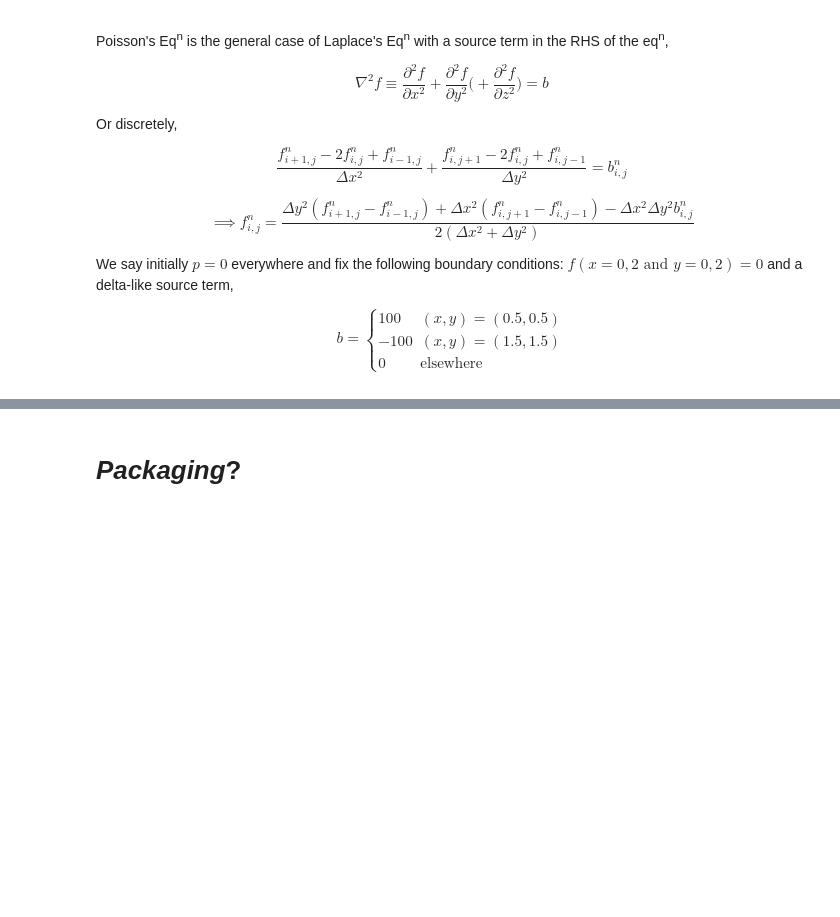
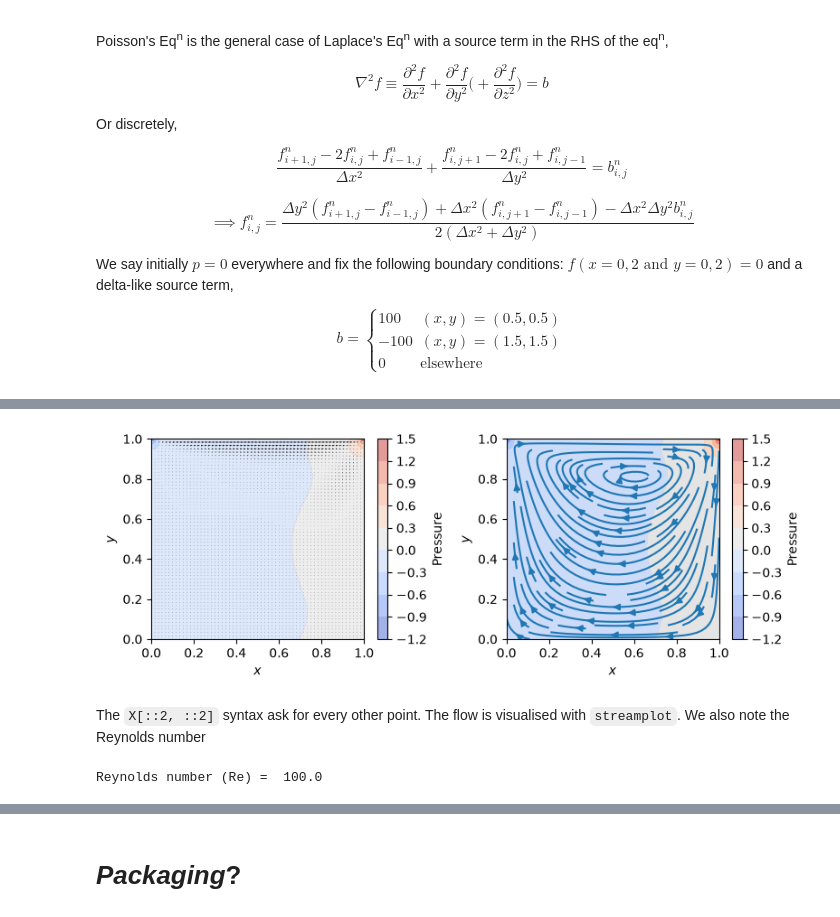
Before and after one commit to SamGr64/CFD-Suite, a Jupyter notebook: CFD.ipynb, the cells around one changed output, grey strips where cells are left out. Cells and saved outputs as stored; diff of their text form; code cells hidden in the pictures; blank space fills up the shorter version.

Commit message:
progress on cavity flow

```diff
--- a/CFD.ipynb
+++ b/CFD.ipynb
@@ -519,7 +519,7 @@ nx, x_range = 201, [0, 2 * np.pi]
 nu = 0.07
 
 x_array = np.linspace(x_range[0], x_range[1], nx)
-u_0 = np.asarray([u_function(x, nu, 0) for x in x_array]) # Convert u_function to a numpy array u using np.asarray
+u_0 = u_function(x_array, nu, 0)  # lambdify supports vectorised array input
 
 plt.figure(figsize=(8, 4))
 
@@ -1166,0 +1218,18 @@ $$\frac{\partial u}{\partial t} + u\Bigr( \frac{\partial u}{\partial x} + \frac{
+# %%
+def pressure_poisson_2d(p: np.ndarray, b: np.ndarray, dx: float, dy: float, l1norm_target: float = 1e-4, max_iter: int = 10000) -> np.ndarray:
+    p = p.copy()
+    l1norm = 1.0
+    iters = 0 # counter guard to prevent infinite loops in case of non-convergence
+
+    while l1norm > l1norm_target and iters < max_iter:
+        p_prior = p.copy()
+        p[1:-1, 1:-1] = (dy**2 * (p_prior[2:, 1:-1] + p_prior[:-2, 1:-1]) +
+                         dx**2 * (p_prior[1:-1, 2:] + p_prior[1:-1, :-2]) -
+                         dx**2 * dy**2 * b[1:-1, 1:-1]) / (2 * (dx**2 + dy**2))
+        p = pressure_boundary_conditions(p)
+
+        denominator = np.sum(np.abs(p_prior))
+        l1norm = np.sum(np.abs(p - p_prior)) if denominator == 0 else np.sum(np.abs(p - p_prior)) / denominator
+        iters += 1
+
+    return p
@@ -1166,0 +1284,35 @@ $$\frac{\partial u}{\partial t} + u\Bigr( \frac{\partial u}{\partial x} + \frac{
+# %%
+nx, x_range = 121, [0.0, 1.0]
+ny, y_range = 121, [0.0, 1.0]
+
+u_0, v_0, p_0, b, x, y = initial_cavity_state(nx=nx, ny=ny, x_range=x_range, y_range=y_range)
+u, v, p = cavity_flow_2d(u_0=u_0, v_0=v_0, p_0=p_0, b=b, nx=nx, ny=ny, nt=1000,
+                         x_range=x_range, y_range=y_range)
+
+X, Y = np.meshgrid(x, y, indexing='ij')
+
+fig = plt.figure(figsize = (8, 3))
+ax1 = fig.add_subplot(121)
+cf = ax1.contourf(X, Y, p, alpha=0.5, cmap='coolwarm')
+fig.colorbar(cf, ax=ax1, label='Pressure')
+ax1.quiver(X[::2, ::2], Y[::2, ::2], u[::2, ::2], v[::2, ::2], color='black', scale=50, width=0.0025, headwidth=3)
+ax1.set_xlabel(r"$x$")
+ax1.set_ylabel(r"$y$")
+
+ax2 = fig.add_subplot(122)
+ax2.contourf(X, Y, p, alpha=0.5, cmap="coolwarm")
+fig.colorbar(ax2.contourf(X, Y, p, alpha=0.5, cmap="coolwarm"), ax=ax2, label='Pressure')
+ax2.streamplot(x, y, u.T, v.T)  # streamplot expects 1-D x,y and (ny,nx) velocity arrays
+ax2.set_xlabel(r"$x$")
+ax2.set_ylabel(r"$y$")
+
+plt.tight_layout()
+plt.show()
+# %% [output]
+[figure, added]
+# %% [markdown]
+The `X[::2, ::2]` syntax ask for every other point. The flow is visualised with `streamplot`. We also note the Reynolds number
+# %%
+print("Reynolds number (Re) = ", 1.0 * (x_range[1] - x_range[0]) / 0.01)
+# %% [output]
+Reynolds number (Re) =  100.0
```
Also changed, not shown: parts of 29 cells of this notebook.
